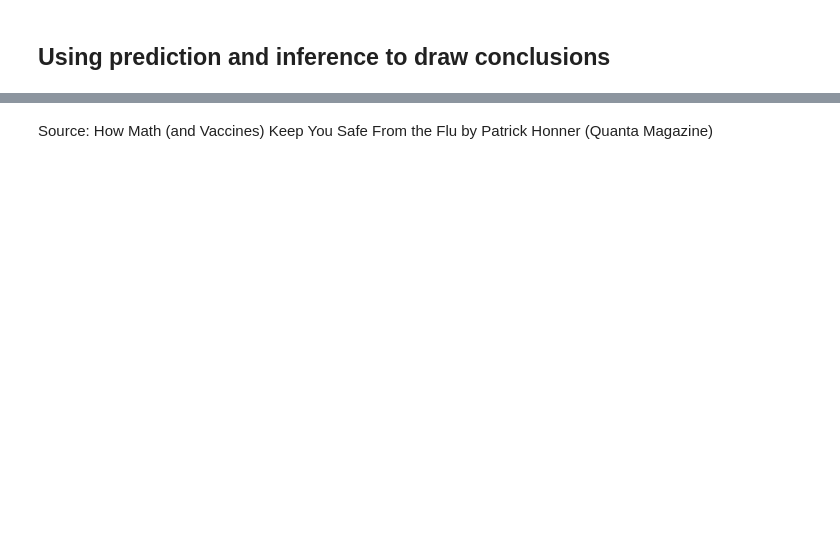
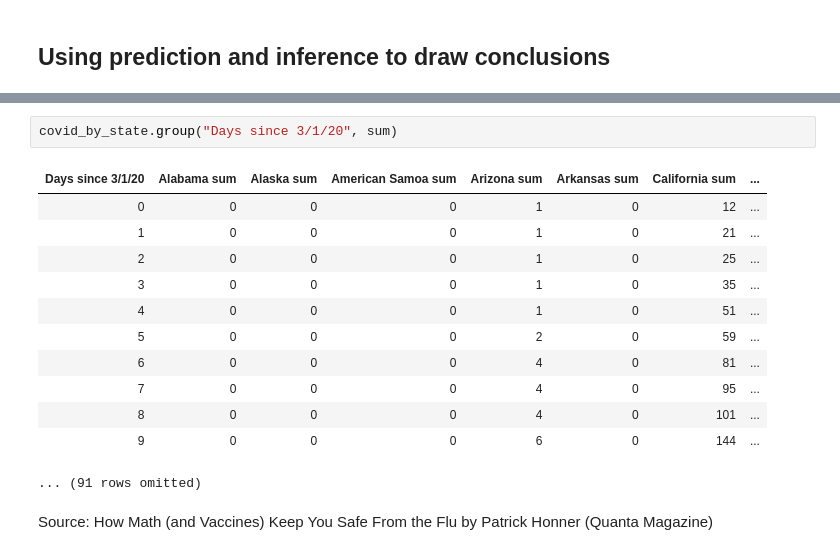
Before and after one commit to ds-modules/BUDS-SU21-Dev, a Jupyter notebook: Project_1/Project_1.ipynb, the cells around one changed output, grey strips where cells are left out. Drawn from its saved outputs; the diff is of its cells as text; blank space fills up the shorter version.

```diff
--- a/Project_1/Project_1.ipynb
+++ b/Project_1/Project_1.ipynb
@@ -130,2 +268,17 @@ top_ten = ...
+# %%
+covid_by_state.group("Days since 3/1/20", sum)
+# %% [output]
+| Days since 3/1/20 | Alabama sum | Alaska sum | American Samoa sum | Arizona sum | Arkansas sum | California sum | ... |
+| 0 | 0 | 0 | 0 | 1 | 0 | 12 | ... |
+| 1 | 0 | 0 | 0 | 1 | 0 | 21 | ... |
+| 2 | 0 | 0 | 0 | 1 | 0 | 25 | ... |
+| 3 | 0 | 0 | 0 | 1 | 0 | 35 | ... |
+| 4 | 0 | 0 | 0 | 1 | 0 | 51 | ... |
+| 5 | 0 | 0 | 0 | 2 | 0 | 59 | ... |
+| 6 | 0 | 0 | 0 | 4 | 0 | 81 | ... |
+| 7 | 0 | 0 | 0 | 4 | 0 | 95 | ... |
+| 8 | 0 | 0 | 0 | 4 | 0 | 101 | ... |
+| 9 | 0 | 0 | 0 | 6 | 0 | 144 | ... |
+... (91 rows omitted)
 # %% [markdown]
 Source: How Math (and Vaccines) Keep You Safe From the Flu by Patrick Honner (Quanta Magazine)
```
Also changed, not shown: parts of 29 cells of this notebook, 1 other file.
